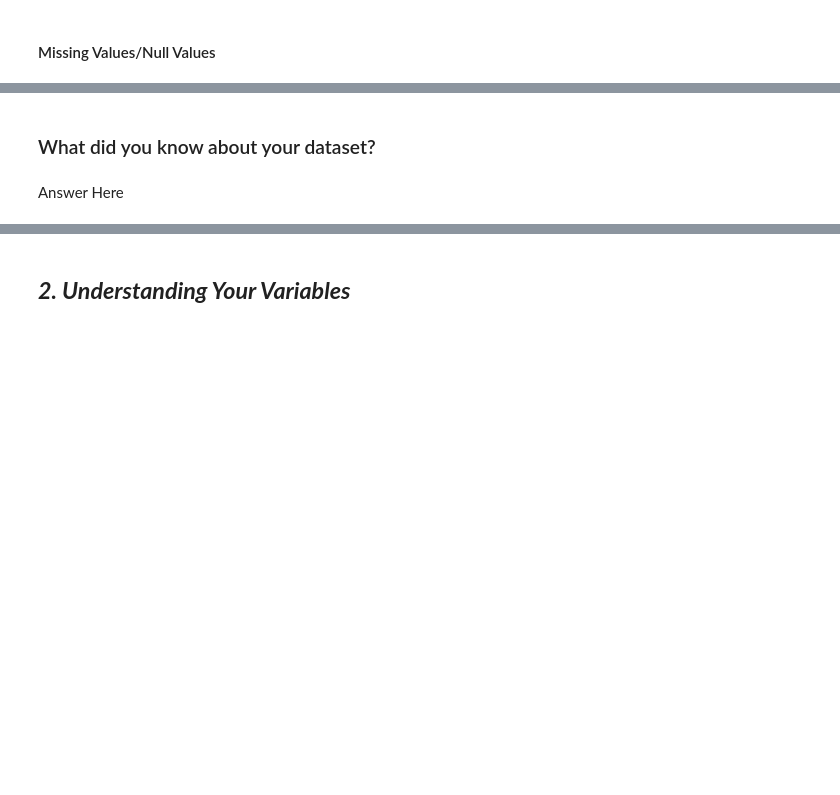
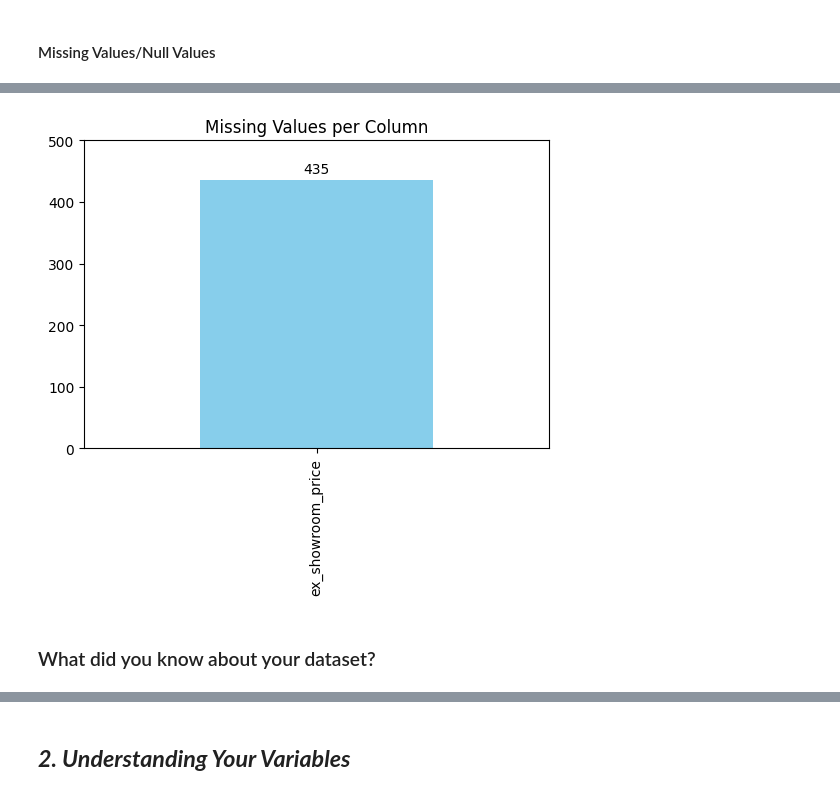
Before and after one commit to VishalChauhan85/Motorcycle-Dataset---ML, a Jupyter notebook: Motorcycle_Dataset_ML.ipynb, the cells around one changed output, grey strips where cells are left out. Saved outputs shown, nothing was run; the diff lists cells and outputs as text; code cells hidden in the pictures; blank space fills up the shorter version.

Commit message:
initialize EDA foundation, define variables, and plot missing data

```diff
--- a/Motorcycle_Dataset_ML.ipynb
+++ b/Motorcycle_Dataset_ML.ipynb
@@ -86,7 +92,8 @@ drive.mount('/content/drive')
 # %% [output]
 Drive already mounted at /content/drive; to attempt to forcibly remount, call drive.mount("/content/drive", force_remount=True).
 # %%
-path="/content/drive/MyDrive/AIML/BIKE DETAILS.csv"
+path="/content/drive/MyDrive/AIML/Bike-dataset.csv"
+df = pd.read_csv(path)
 # %% [markdown]
 ### Dataset First View
 # %%
@@ -112,4 +158,12 @@ path="/content/drive/MyDrive/AIML/BIKE DETAILS.csv"
+# %%
+missing = df.isnull().sum()[lambda x: x > 0]
+if not missing.empty:
+    ax = missing.plot.bar(color='skyblue', figsize=(6,4), title="Missing Values per Column")
+    ax.figure.set_facecolor('white')
+    ax.bar_label(ax.containers[0], padding=3)
+    plt.yticks(range(0, missing.max() + 100, 100))
+    plt.show()
+# %% [output]
+[figure, added]
 # %% [markdown]
 ### What did you know about your dataset?
-# %% [markdown]
-Answer Here
```
Also changed, not shown: parts of 15 cells of this notebook.
